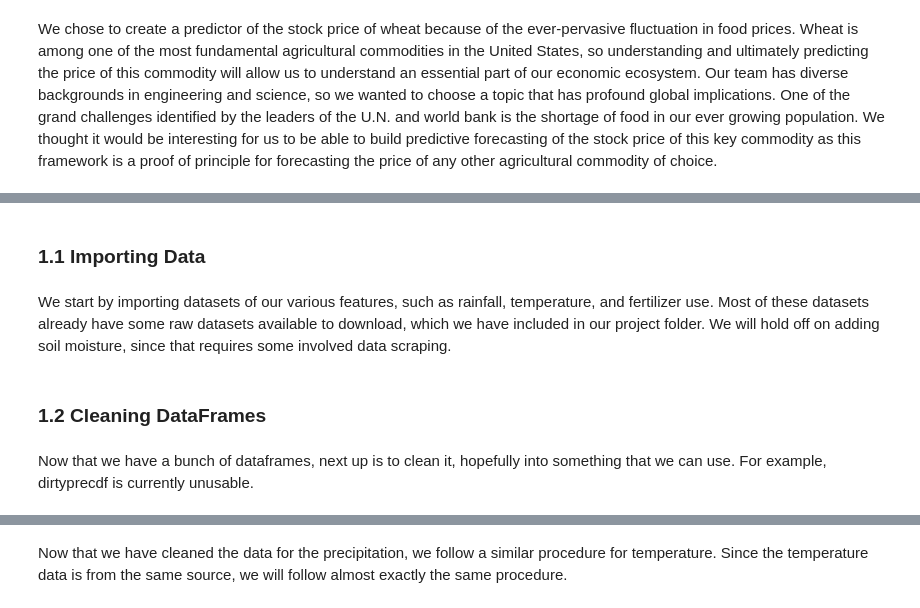
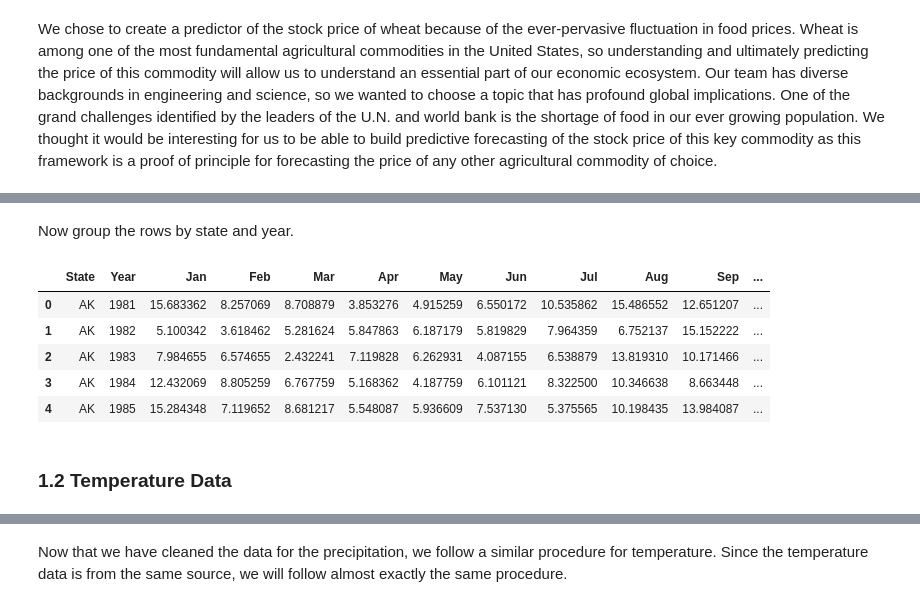
Before and after one commit to dwang953/109-Project, a Jupyter notebook: What's_the_Price_of_Wheat.ipynb, the cells around one changed output, grey strips where cells are left out. Cells and saved outputs as stored; diff of their text form; code cells hidden in the pictures.

```diff
--- a/What's_the_Price_of_Wheat.ipynb
+++ b/What's_the_Price_of_Wheat.ipynb
@@ -25,4 +106,14 @@ sns.set_context("poster")
+# %% [markdown]
+Now group the rows by state and year.
+# %%
+prec_grouped = precdf.groupby(['State','Year']).mean().reset_index()
+prec_grouped.head()
+# %% [output]
+|  | State | Year | Jan | Feb | Mar | Apr | May | Jun | Jul | Aug | Sep | ... |
+| 0 | AK | 1981 | 15.683362 | 8.257069 | 8.708879 | 3.853276 | 4.915259 | 6.550172 | 10.535862 | 15.486552 | 12.651207 | ... |
+| 1 | AK | 1982 | 5.100342 | 3.618462 | 5.281624 | 5.847863 | 6.187179 | 5.819829 | 7.964359 | 6.752137 | 15.152222 | ... |
+| 2 | AK | 1983 | 7.984655 | 6.574655 | 2.432241 | 7.119828 | 6.262931 | 4.087155 | 6.538879 | 13.819310 | 10.171466 | ... |
+| 3 | AK | 1984 | 12.432069 | 8.805259 | 6.767759 | 5.168362 | 4.187759 | 6.101121 | 8.322500 | 10.346638 | 8.663448 | ... |
+| 4 | AK | 1985 | 15.284348 | 7.119652 | 8.681217 | 5.548087 | 5.936609 | 7.537130 | 5.375565 | 10.198435 | 13.984087 | ... |
 # %% [markdown]
-### 1.1 Importing Data
+### 1.2 Temperature Data
-# %% [markdown]
-We start by importing datasets of our various features, such as rainfall, temperature, and fertilizer use. Most of these datasets already have some raw datasets available to download, which we have included in our project folder. We will hold off on adding soil moisture, since that requires some involved data scraping.
@@ -33,4 +119,0 @@ w2df=pd.read_csv("wheatyearbooktable04full.csv")
-# %% [markdown]
-### 1.2 Cleaning DataFrames
-# %% [markdown]
-Now that we have a bunch of dataframes, next up is to clean it, hopefully into something that we can use. For example, dirtyprecdf is currently unusable.
```
Also changed, not shown: parts of 24 cells of this notebook, 1 other file.
